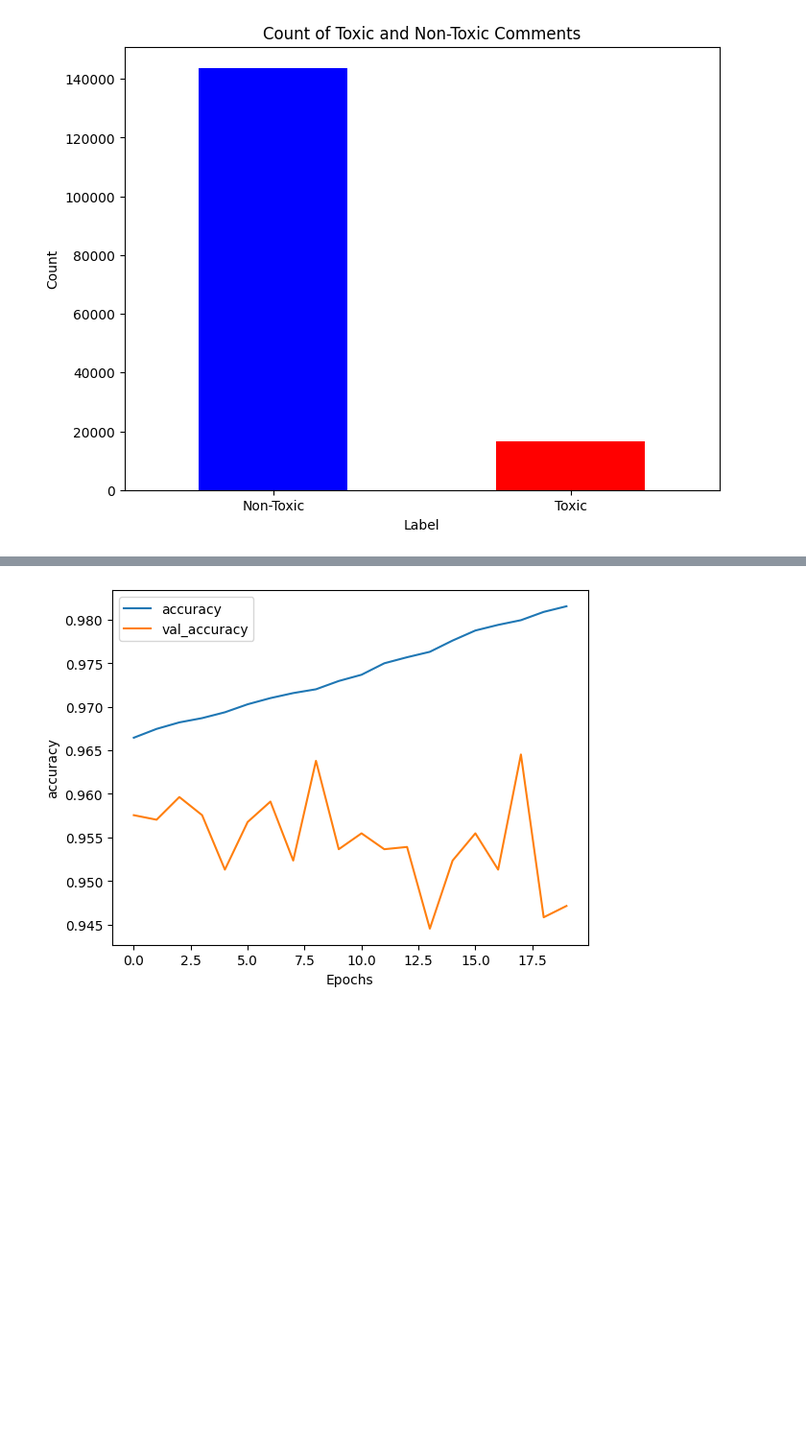
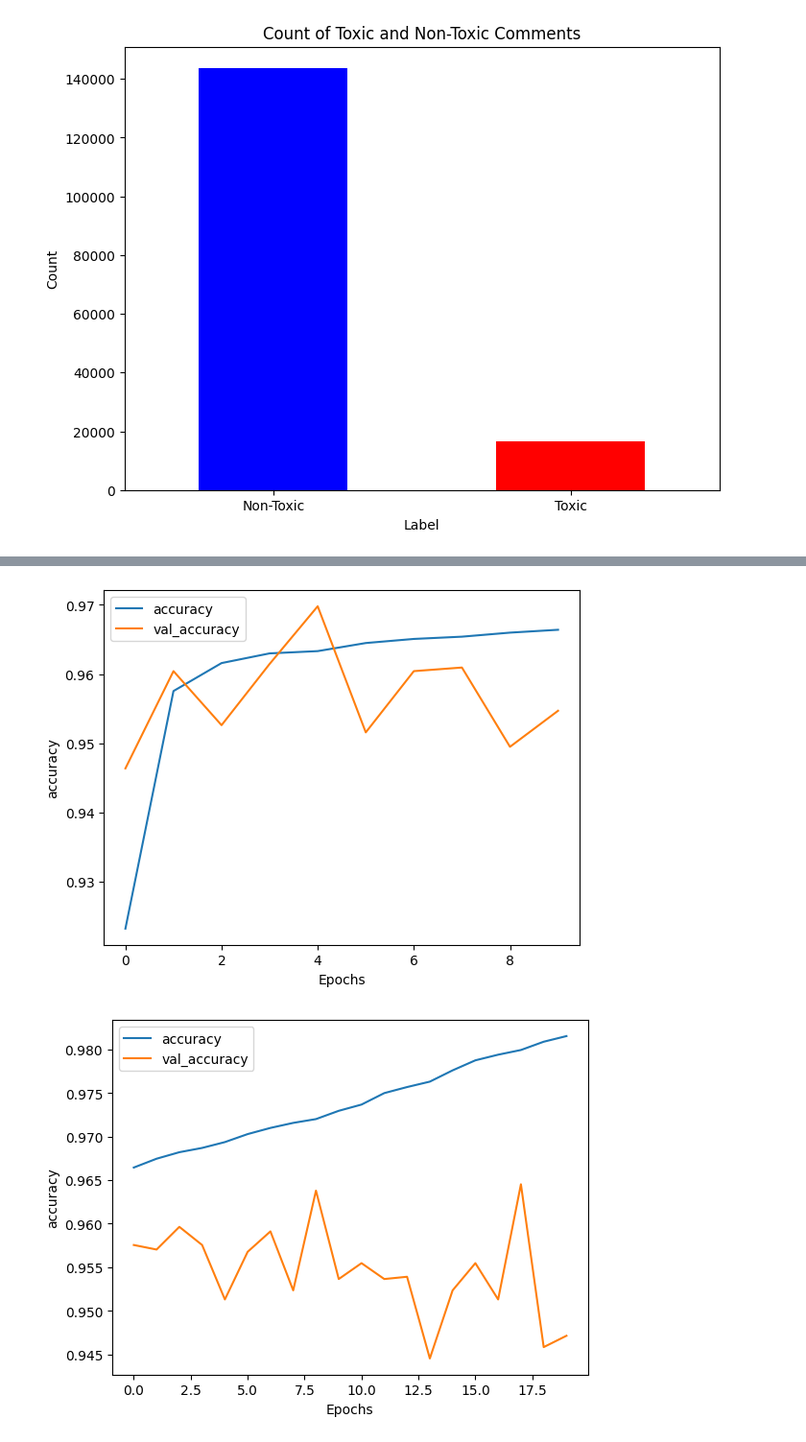
Before and after one commit to BearTeddy/EE6405-finalProject, a Jupyter notebook: main.ipynb, the cells around one changed output, grey strips where cells are left out. Shown at 96% size. Cells and saved outputs as stored; diff of their text form; code cells hidden in the pictures; blank space fills up the shorter version.

```diff
--- a/main.ipynb
+++ b/main.ipynb
@@ -396,3 +502,7 @@ plot_graphs(historyLSTM, "accuracy")
+# %%
+plot_graphs(historyLSTM2, "accuracy")
+# %% [output]
+[figure, added]
 # %%
 plot_graphs(historyLSTM128_20, "accuracy")
 # %% [output]
```
Also changed, not shown: parts of 19 cells of this notebook, 3 other files.
